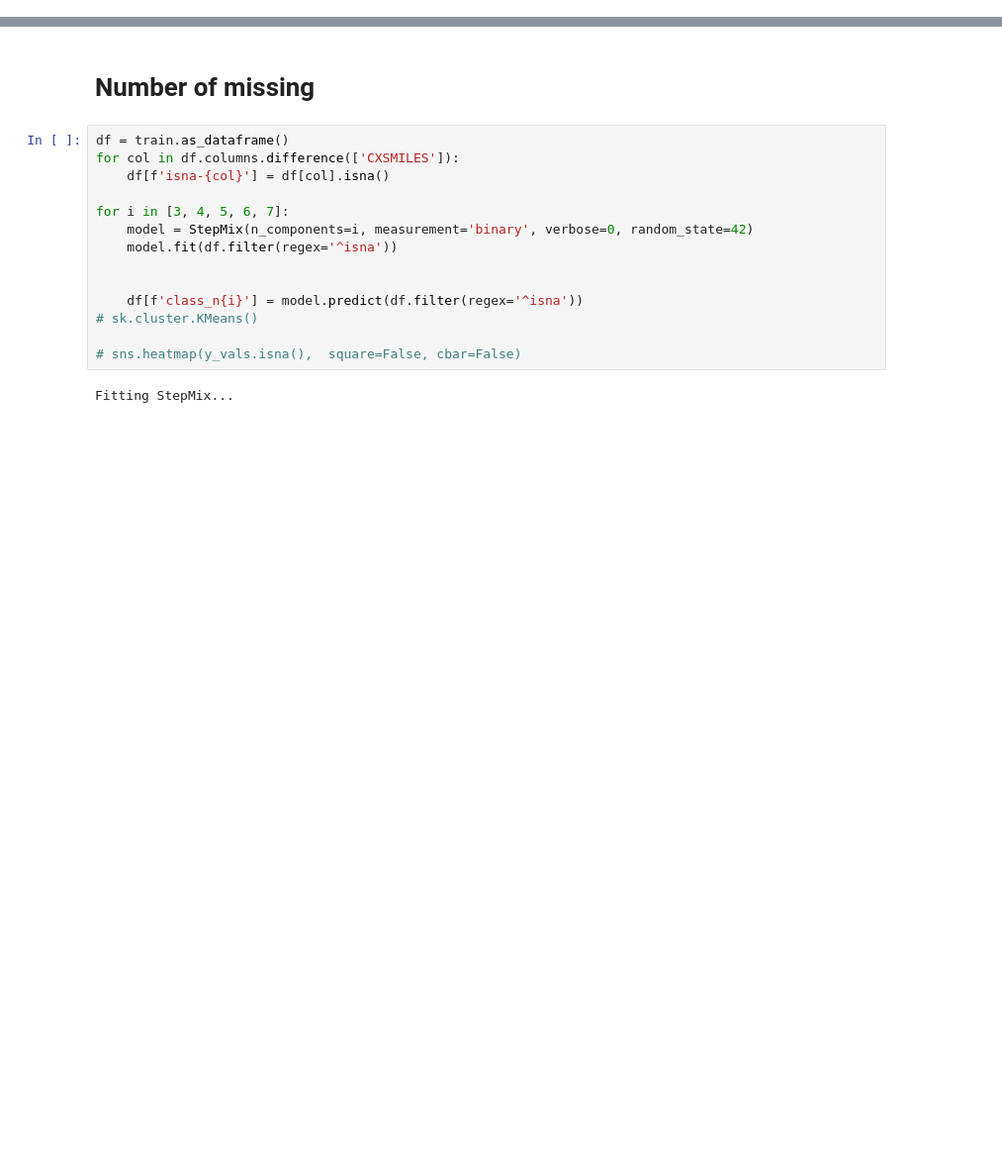
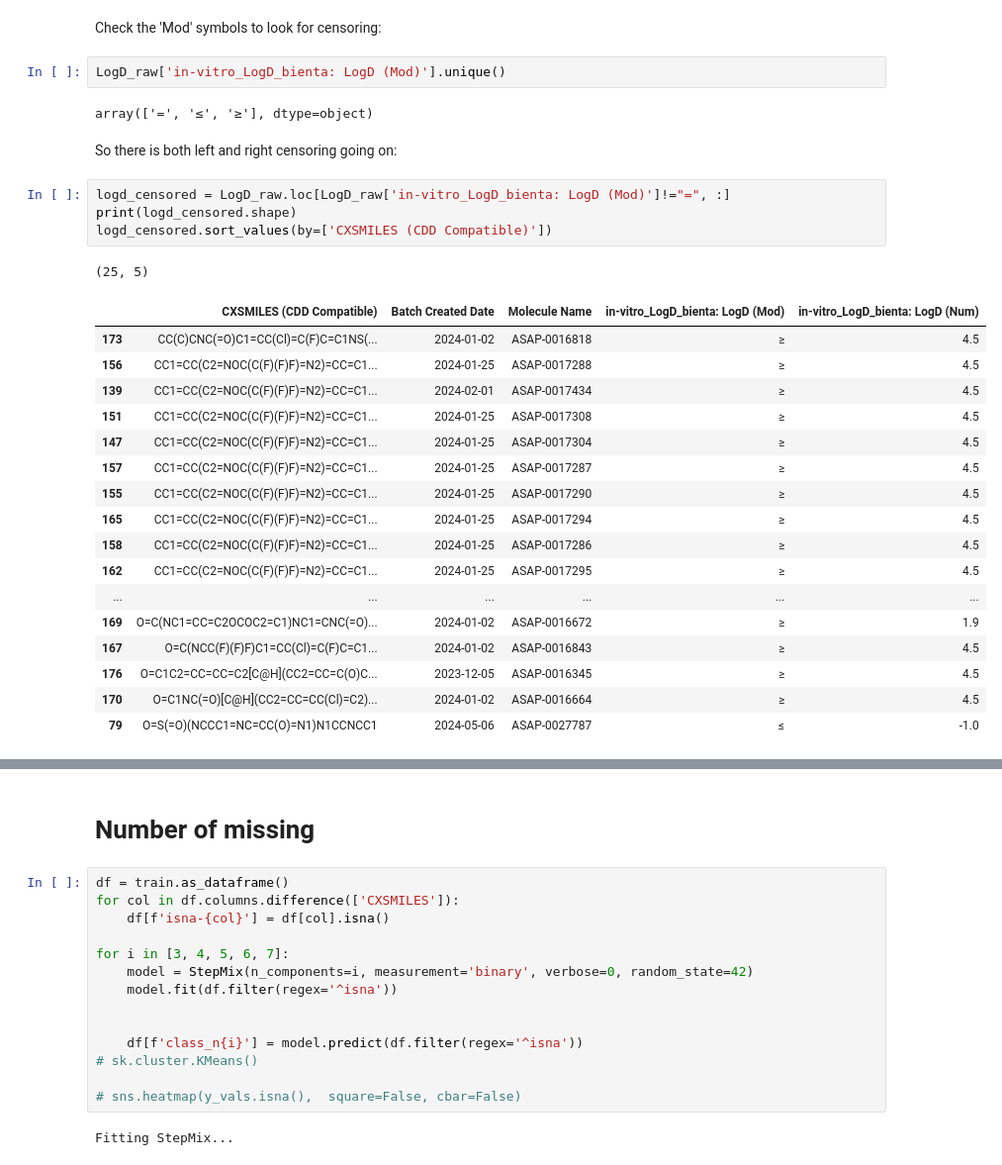
Before and after one commit to meyresearch/polaris_challenge, a Jupyter notebook: admet/missing_data.ipynb, the cells around one changed output, grey strips where cells are left out. Shown at 99% size. Saved outputs shown, nothing was run; the diff lists cells and outputs as text; blank space fills up the shorter version.

```diff
--- a/admet/missing_data.ipynb
+++ b/admet/missing_data.ipynb
@@ -25,0 +87,31 @@ competition.model_config
+# %% [markdown]
+Check the 'Mod' symbols to look for censoring:
+# %%
+LogD_raw['in-vitro_LogD_bienta: LogD (Mod)'].unique()
+# %% [output]
+array(['=', '≤', '≥'], dtype=object)
+# %% [markdown]
+So there is both left and right censoring going on:
+# %%
+logd_censored = LogD_raw.loc[LogD_raw['in-vitro_LogD_bienta: LogD (Mod)']!="=", :]
+print(logd_censored.shape)
+logd_censored.sort_values(by=['CXSMILES (CDD Compatible)'])
+# %% [output]
+(25, 5)
+|  | CXSMILES (CDD Compatible) | Batch Created Date | Molecule Name | in-vitro_LogD_bienta: LogD (Mod) | in-vitro_LogD_bienta: LogD (Num) |
+| 173 | CC(C)CNC(=O)C1=CC(Cl)=C(F)C=C1NS(... | 2024-01-02 | ASAP-0016818 | ≥ | 4.5 |
+| 156 | CC1=CC(C2=NOC(C(F)(F)F)=N2)=CC=C1... | 2024-01-25 | ASAP-0017288 | ≥ | 4.5 |
+| 139 | CC1=CC(C2=NOC(C(F)(F)F)=N2)=CC=C1... | 2024-02-01 | ASAP-0017434 | ≥ | 4.5 |
+| 151 | CC1=CC(C2=NOC(C(F)(F)F)=N2)=CC=C1... | 2024-01-25 | ASAP-0017308 | ≥ | 4.5 |
+| 147 | CC1=CC(C2=NOC(C(F)(F)F)=N2)=CC=C1... | 2024-01-25 | ASAP-0017304 | ≥ | 4.5 |
+| 157 | CC1=CC(C2=NOC(C(F)(F)F)=N2)=CC=C1... | 2024-01-25 | ASAP-0017287 | ≥ | 4.5 |
+| 155 | CC1=CC(C2=NOC(C(F)(F)F)=N2)=CC=C1... | 2024-01-25 | ASAP-0017290 | ≥ | 4.5 |
+| 165 | CC1=CC(C2=NOC(C(F)(F)F)=N2)=CC=C1... | 2024-01-25 | ASAP-0017294 | ≥ | 4.5 |
+| 158 | CC1=CC(C2=NOC(C(F)(F)F)=N2)=CC=C1... | 2024-01-25 | ASAP-0017286 | ≥ | 4.5 |
+| 162 | CC1=CC(C2=NOC(C(F)(F)F)=N2)=CC=C1... | 2024-01-25 | ASAP-0017295 | ≥ | 4.5 |
+| ... | ... | ... | ... | ... | ... |
+| 169 | O=C(NC1=CC=C2OCOC2=C1)NC1=CNC(=O)... | 2024-01-02 | ASAP-0016672 | ≥ | 1.9 |
+| 167 | O=C(NCC(F)(F)F)C1=CC(Cl)=C(F)C=C1... | 2024-01-02 | ASAP-0016843 | ≥ | 4.5 |
+| 176 | O=C1C2=CC=CC=C2[C@H](CC2=CC=C(O)C... | 2023-12-05 | ASAP-0016345 | ≥ | 4.5 |
+| 170 | O=C1NC(=O)[C@H](CC2=CC=CC(Cl)=C2)... | 2024-01-02 | ASAP-0016664 | ≥ | 4.5 |
+| 79 | O=S(=O)(NCCC1=NC=CC(O)=N1)N1CCNCC1 | 2024-05-06 | ASAP-0027787 | ≤ | -1.0 |
```
Also changed, not shown: parts of 54 cells of this notebook.
